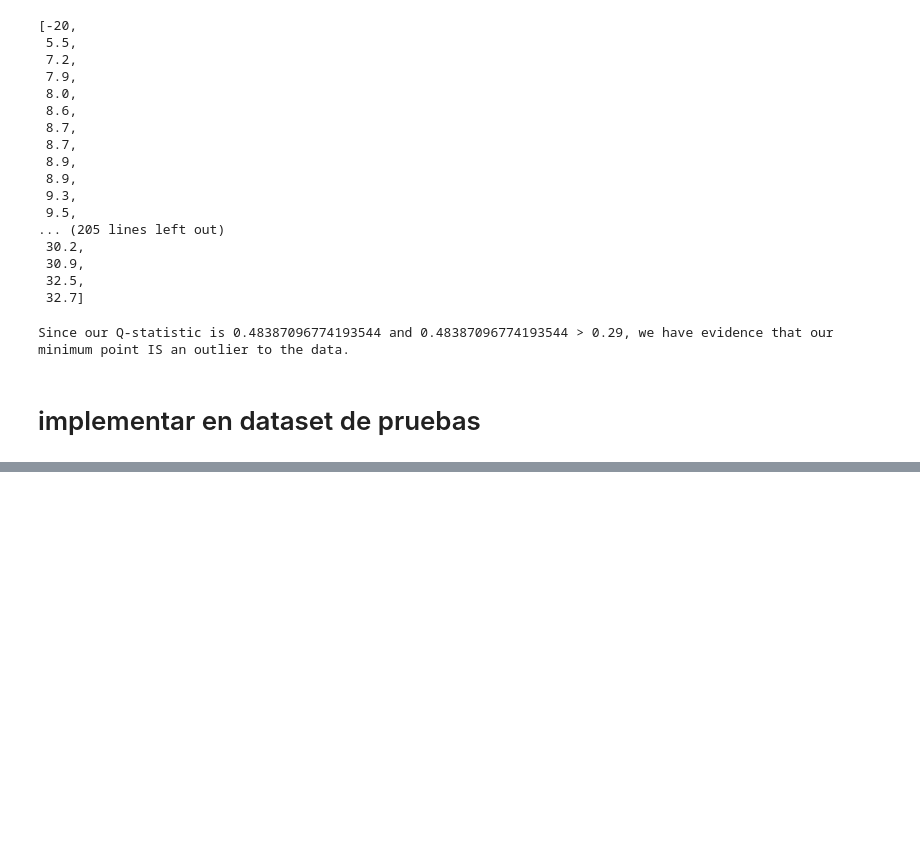
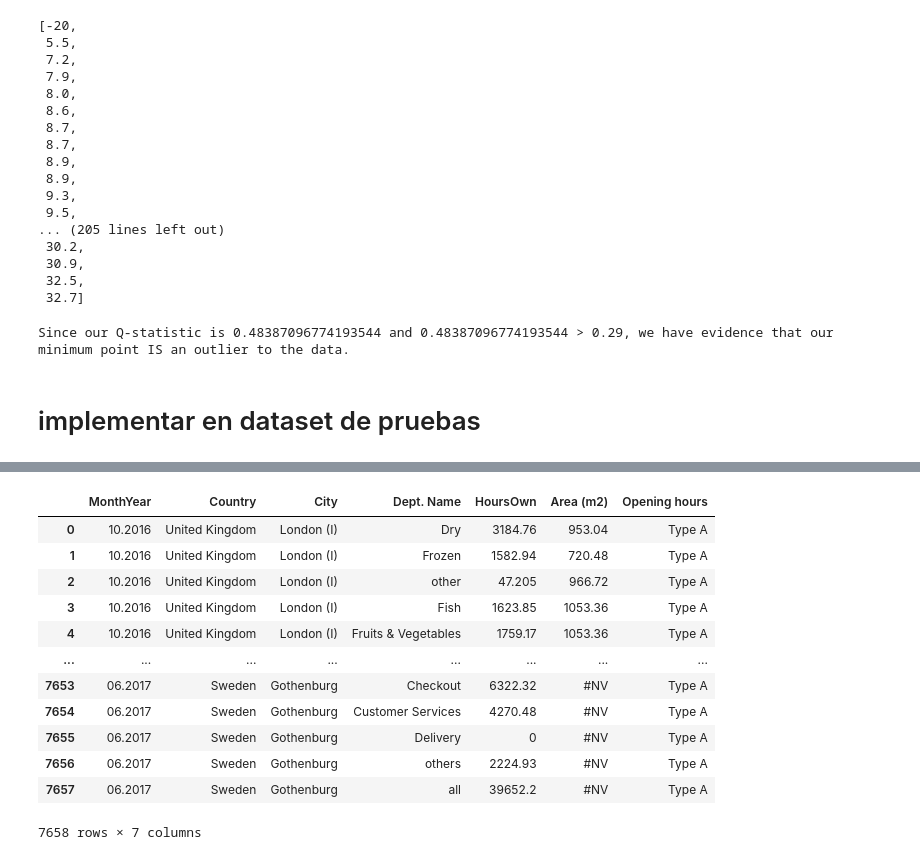
Before and after one commit to IvanPerezAlarcon1/Modelo-predictivo-de-errores-en-los-datos, a Jupyter notebook: Algoritmos python a utilizar/Prueba de Dixon - outliers/Prueba de dixon - experimentacion.ipynb, the cells around one changed output, grey strips where cells are left out. Saved outputs shown, nothing was run; the diff lists cells and outputs as text; code cells hidden in the pictures; blank space fills up the shorter version.

```diff
--- a/Algoritmos python a utilizar/Prueba de Dixon - outliers/Prueba de dixon - experimentacion.ipynb
+++ b/Algoritmos python a utilizar/Prueba de Dixon - outliers/Prueba de dixon - experimentacion.ipynb
@@ -428,0 +519,2 @@ Since our Q-statistic is 0.48387096774193544 and 0.48387096774193544 > 0.29, we
+# %%
+num1,string1 = sep_col_string_and_num(df2)
@@ -428,0 +537,16 @@ Since our Q-statistic is 0.48387096774193544 and 0.48387096774193544 > 0.29, we
+# %%
+string1
+# %% [output]
+|  | MonthYear | Country | City | Dept. Name | HoursOwn | Area (m2) | Opening hours |
+| 0 | 10.2016 | United Kingdom | London (I) | Dry | 3184.76 | 953.04 | Type A |
+| 1 | 10.2016 | United Kingdom | London (I) | Frozen | 1582.94 | 720.48 | Type A |
+| 2 | 10.2016 | United Kingdom | London (I) | other | 47.205 | 966.72 | Type A |
+| 3 | 10.2016 | United Kingdom | London (I) | Fish | 1623.85 | 1053.36 | Type A |
+| 4 | 10.2016 | United Kingdom | London (I) | Fruits & Vegetables | 1759.17 | 1053.36 | Type A |
+| ... | ... | ... | ... | ... | ... | ... | ... |
+| 7653 | 06.2017 | Sweden | Gothenburg | Checkout | 6322.32 | #NV | Type A |
+| 7654 | 06.2017 | Sweden | Gothenburg | Customer Services | 4270.48 | #NV | Type A |
+| 7655 | 06.2017 | Sweden | Gothenburg | Delivery | 0 | #NV | Type A |
+| 7656 | 06.2017 | Sweden | Gothenburg | others | 2224.93 | #NV | Type A |
+| 7657 | 06.2017 | Sweden | Gothenburg | all | 39652.2 | #NV | Type A |
+7658 rows × 7 columns
```
Also changed, not shown: parts of 8 cells of this notebook, 1 other file.
